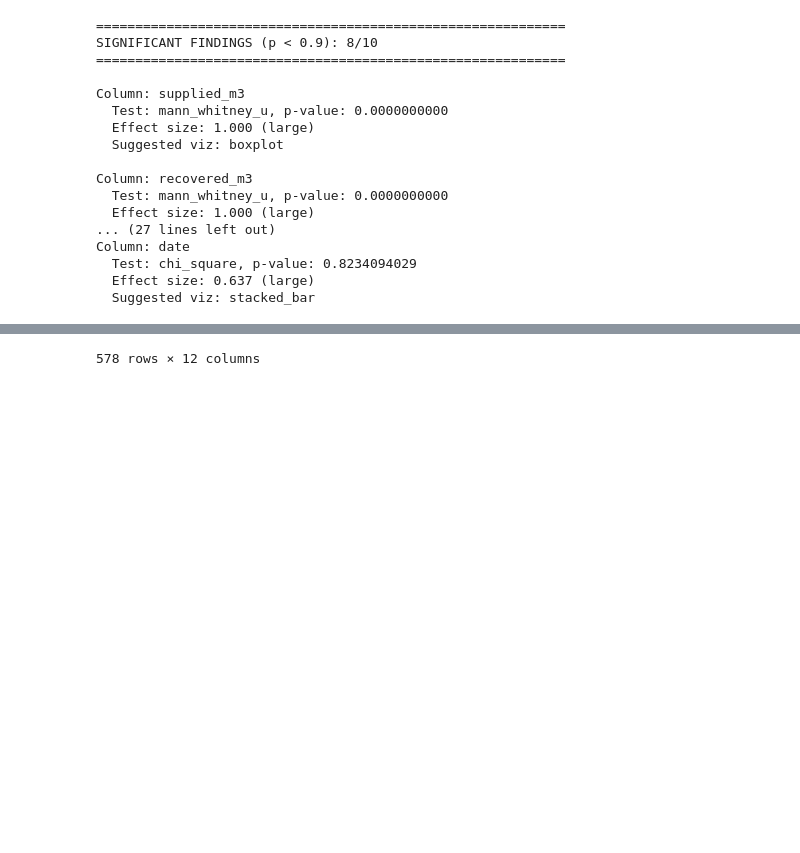
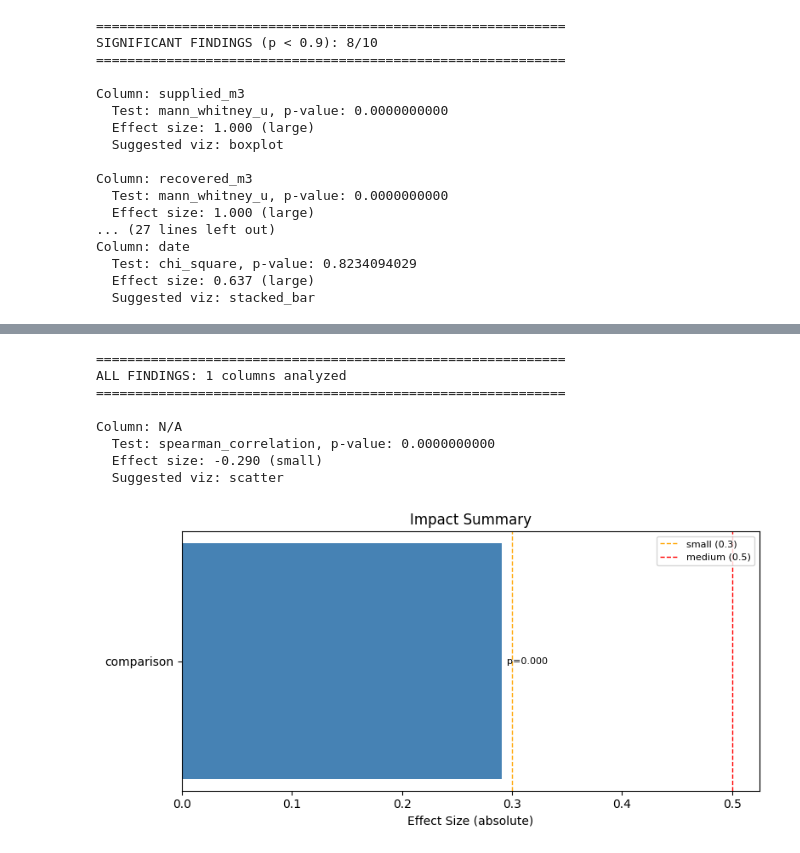
Before and after one commit to JamesTheGun/WasteOilTask, a Jupyter notebook: data_exploration.ipynb, the cells around one changed output, grey strips where cells are left out. Saved outputs shown, nothing was run; the diff lists cells and outputs as text; code cells hidden in the pictures; blank space fills up the shorter version.

```diff
--- a/data_exploration.ipynb
+++ b/data_exploration.ipynb
@@ -125,5 +123,10 @@ Column: date
   Effect size: 0.637 (large)
   Suggested viz: stacked_bar
 # %%
-data_derived
+results = compare_two_columns(data_derived, "supplied_m3", "recovery_ratio")
+print_impact_summary(results)
+visualise_impact_summary(results)
+results = compare_two_columns(data_derived, "supplied_m3", "recovery_ratio")
+print_impact_summary(results)
+visualise_impact_summary(results)
 # %% [output]
@@ -143 +133,9 @@ data_derived
-578 rows × 12 columns
+============================================================
+ALL FINDINGS: 1 columns analyzed
+============================================================
+
+Column: N/A
+  Test: spearman_correlation, p-value: 0.0000000000
+  Effect size: -0.290 (small)
+  Suggested viz: scatter
+[figure, added]
```
Also changed, not shown: parts of 6 cells of this notebook, 28 other files.
